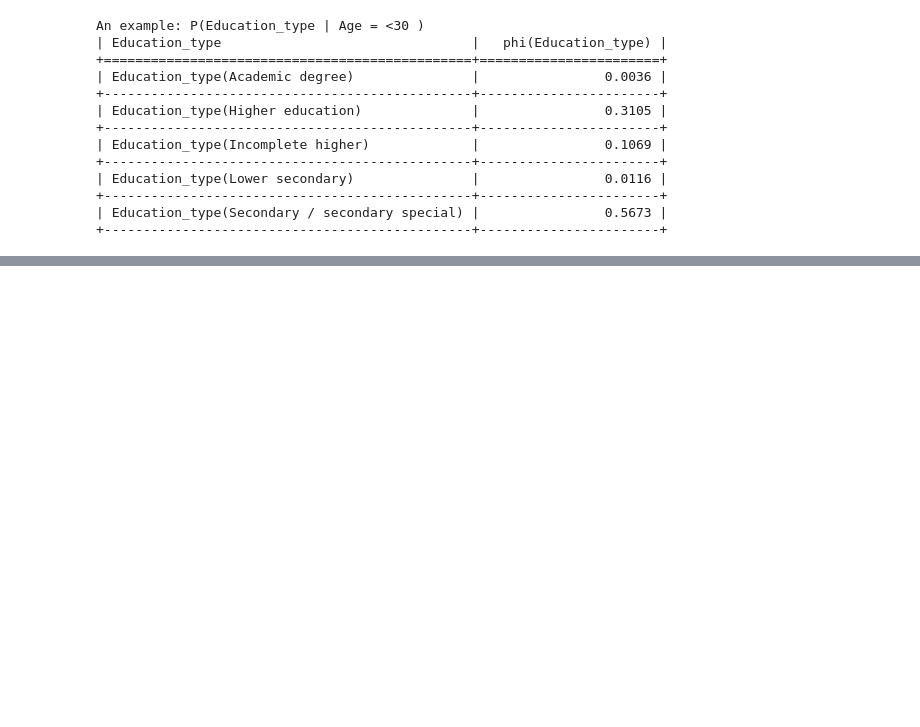
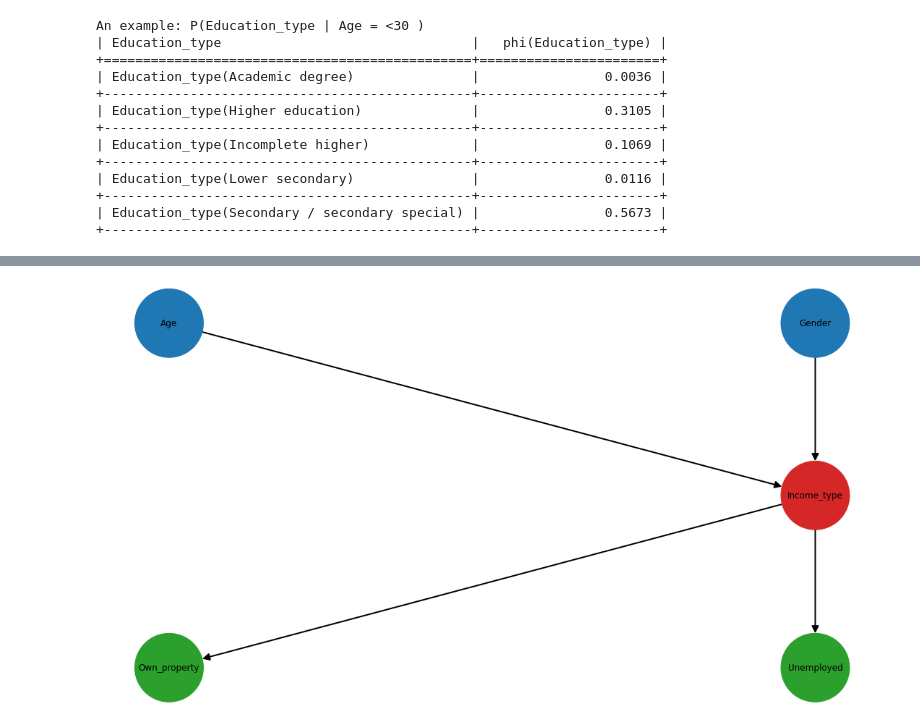
Before and after one commit to DomMcOyle/FAIKR3-Project, a Jupyter notebook: reterete.ipynb, the cells around one changed output, grey strips where cells are left out. Drawn from its saved outputs; the diff is of its cells as text; code cells hidden in the pictures; blank space fills up the shorter version.

```diff
--- a/reterete.ipynb
+++ b/reterete.ipynb
@@ -450,0 +545,56 @@ display_active_trails(hillclimbmodel, target_node, given_nodes, pos_hc)
+# %%
+def draw_markov_blanket(net, node_name):
+    markov_nodes = net.get_markov_blanket(node_name)
+    father_edges = []
+    son_edges = []
+    for elem in markov_nodes:
+        if (elem, node_name) in net.edges:
+            father_edges.append((elem, node_name))
+        elif (node_name, elem) in net.edges:
+            son_edges.append((node_name, elem))
+    fathers_of_sons = []
+    for son_link in son_edges:
+        child = son_link[1]
+        for link in net.edges:
+            if link[0] != node_name and link[1] == child:
+                fathers_of_sons.append(link)
+
+    markov_nodes.append(node_name)
+    position = dict()
+    n_parents = len(father_edges)
+    n_children = len(son_edges)
+
+    filtered_edges = father_edges + son_edges + fathers_of_sons
+    i = int(0 - (n_parents/2))
+    j = int(0 - (n_children/2))
+    k = int(1 - ((len(filtered_edges)-n_parents-n_children)/2))
+    nodes_colors = []
+    for n in markov_nodes:
+        if (n,node_name) in father_edges:
+            position[n] = (i,1)
+            nodes_colors.append("tab:blue")
+            i = i + 1
+        elif n == node_name:
+            position[node_name] = (0,0)
+            nodes_colors.append("tab:red")
+        elif (node_name, n) in son_edges:
+            position[n] = (j,-1)
+            nodes_colors.append("tab:green")
+            j = j + 1
+        else:
+            if k == 0:
+                k = k + 1
+            position[n] = (k,0)
+            nodes_colors.append("yellow")
+            k = k + 1
+
+    markov_blanket = DAG()
+    markov_blanket.add_nodes_from(nodes=markov_nodes)
+    markov_blanket.add_edges_from(ebunch=filtered_edges)
+    plt.figure(figsize=(15,8))
+    nx.draw(markov_blanket,node_color=nodes_colors, pos=position,width=2,
+            with_labels=True, node_size=9000, arrowsize=20)
+
+draw_markov_blanket(hillclimb_net, "Income_type")
+# %% [output]
+[figure, added]
```
Also changed, not shown: parts of 29 cells of this notebook, 2 other files.
